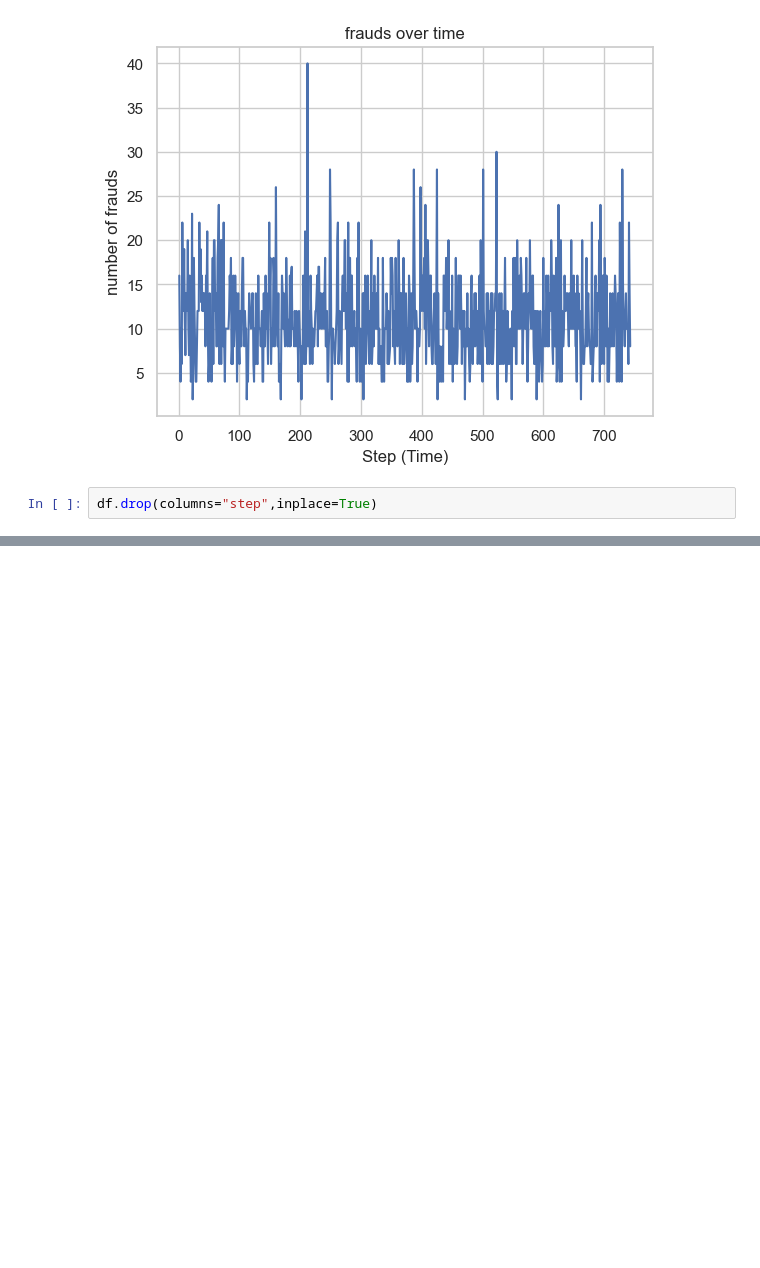
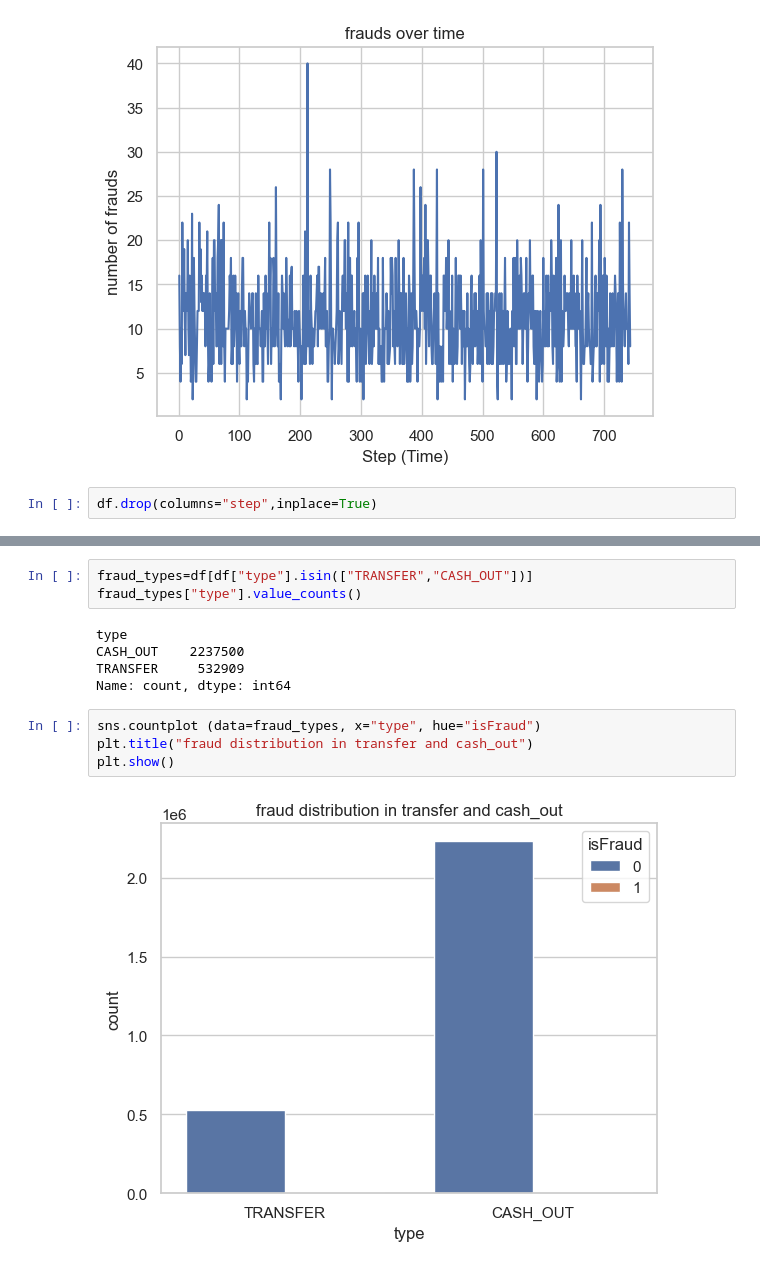
Before and after one commit to bhoomikabbsc24/FRAUD_DETECTION_ML, a Jupyter notebook: fraud_model.ipynb, the cells around one changed output, grey strips where cells are left out. Cells and saved outputs as stored; diff of their text form; blank space fills up the shorter version.

Commit message:
Explored user patterns and fraud distribution in transfer and cash-out transactions

```diff
--- a/fraud_model.ipynb
+++ b/fraud_model.ipynb
@@ -154,0 +203,14 @@ df.head()
+# %%
+fraud_types=df[df["type"].isin(["TRANSFER","CASH_OUT"])]
+fraud_types["type"].value_counts()
+# %% [output]
+type
+CASH_OUT    2237500
+TRANSFER     532909
+Name: count, dtype: int64
+# %%
+sns.countplot (data=fraud_types, x="type", hue="isFraud")
+plt.title("fraud distribution in transfer and cash_out")
+plt.show()
+# %% [output]
+[figure, added]
```
Also changed, not shown: parts of 3 cells of this notebook.
